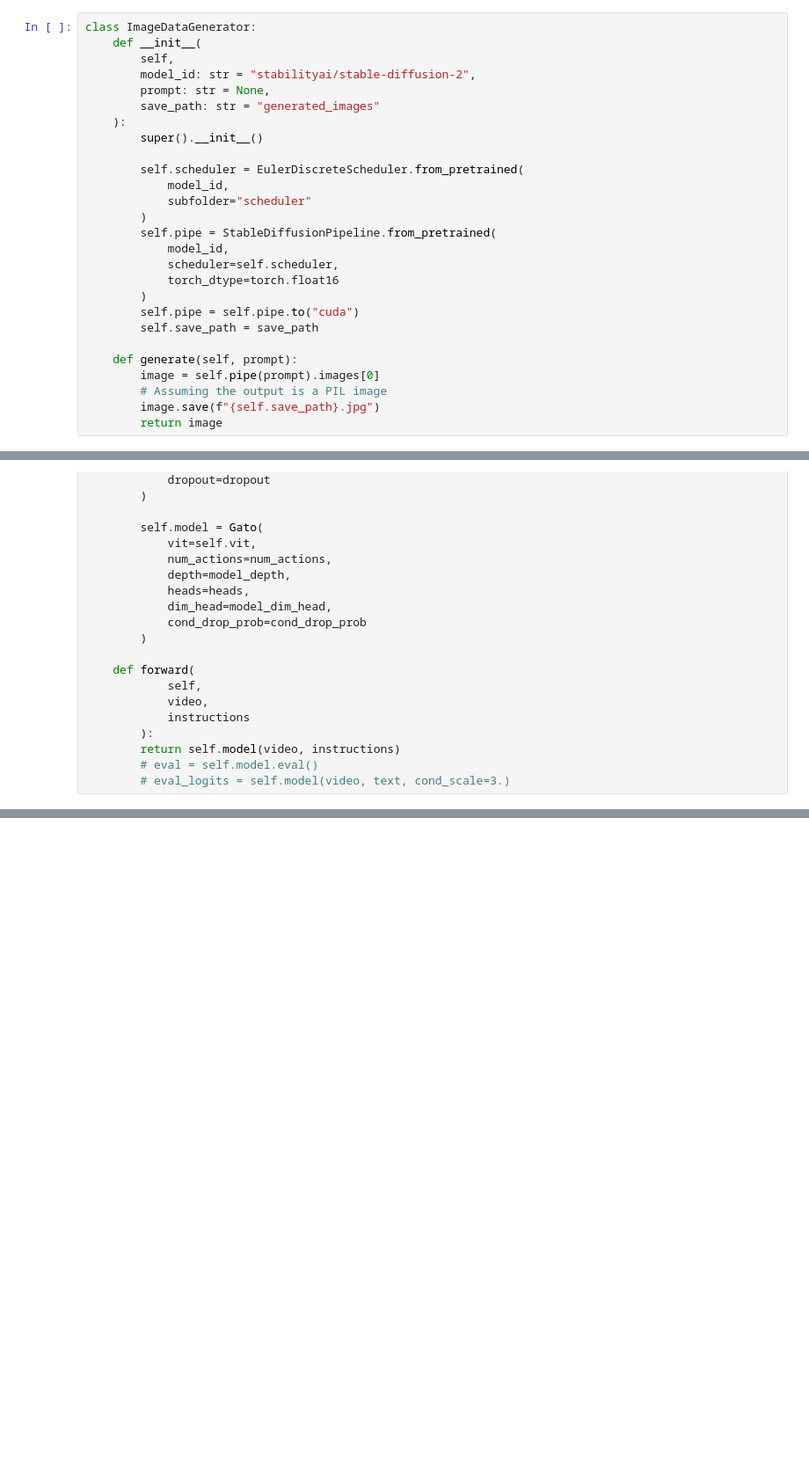
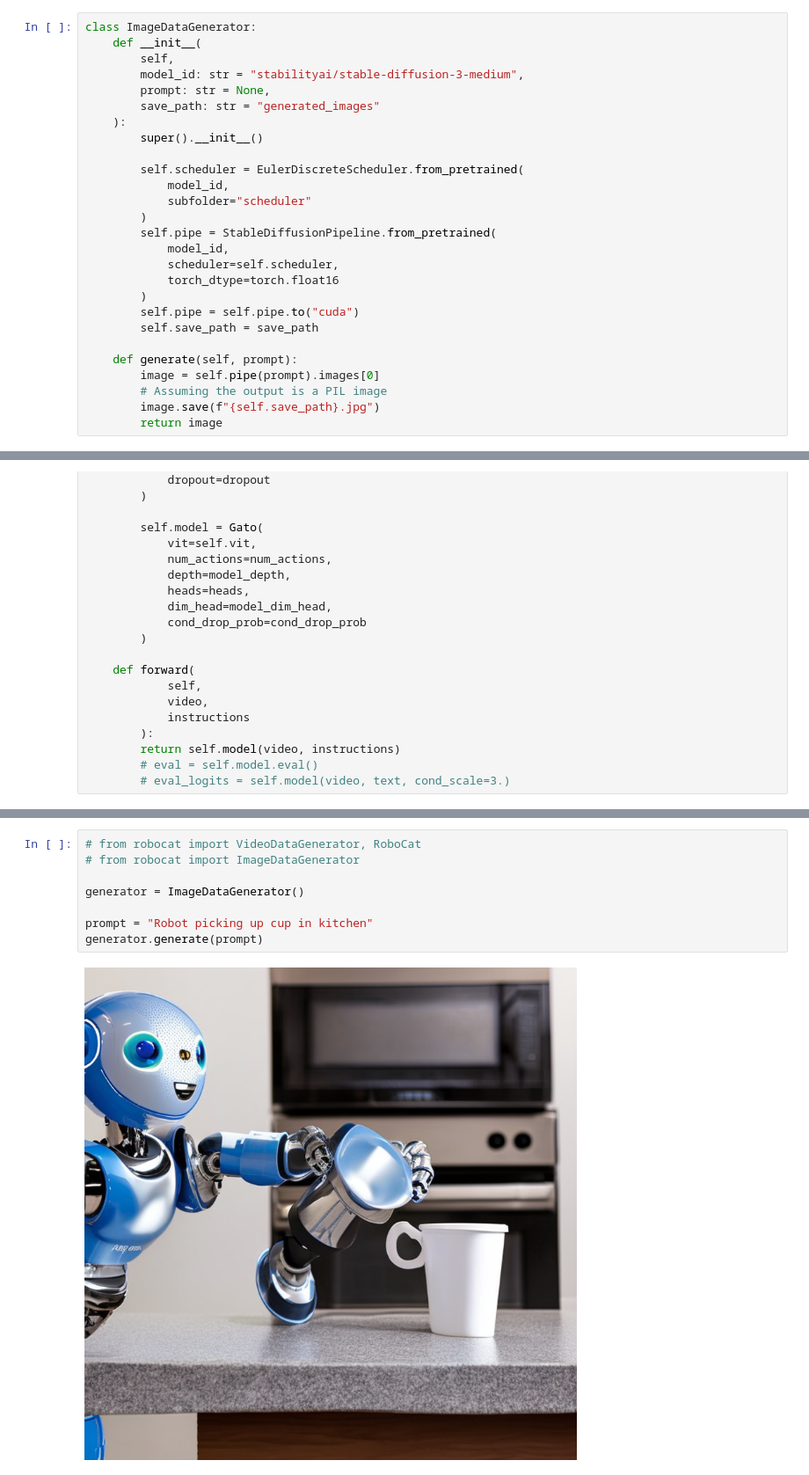
Before and after one commit to HiraiG/-5_-, a Jupyter notebook: 10回/10_Diffusers.ipynb, the cells around one changed output, grey strips where cells are left out. Shown at 88% size. Saved outputs shown, nothing was run; the diff lists cells and outputs as text; blank space fills up the shorter version.

```diff
--- a/10回/10_Diffusers.ipynb
+++ b/10回/10_Diffusers.ipynb
@@ -687,7 +695,7 @@ class TokenLearner(nn.Module):
 class ImageDataGenerator:
     def __init__(
         self,
-        model_id: str = "stabilityai/stable-diffusion-2",
+        model_id: str = "stabilityai/stable-diffusion-3-medium",
         prompt: str = None,
         save_path: str = "generated_images"
     ):
@@ -924,0 +974,10 @@ class RoboCat:
+# %%
+# from robocat import VideoDataGenerator, RoboCat
+# from robocat import ImageDataGenerator
+
+generator = ImageDataGenerator()
+
+prompt = "Robot picking up cup in kitchen"
+generator.generate(prompt)
+# %% [output]
+[figure, added]
```
Also changed, not shown: parts of 14 cells of this notebook.
